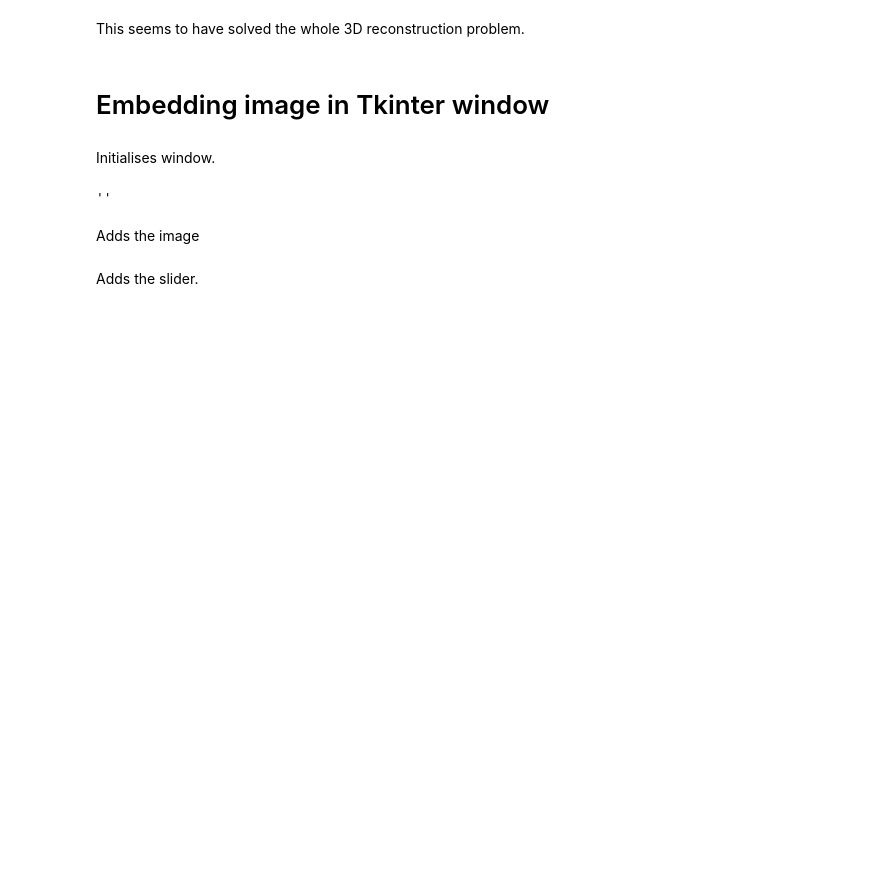
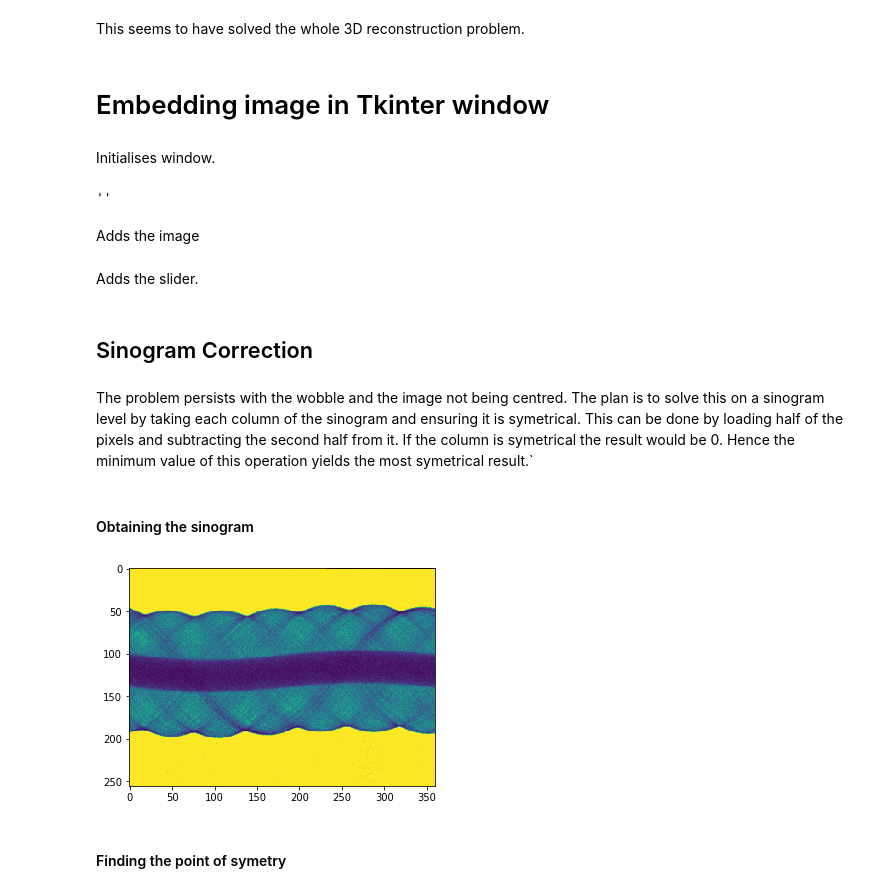
Before and after one commit to abdrysdale/ct-xray-project, a Jupyter notebook: CT Image Reconstruction.ipynb, the cells around one changed output. Saved outputs shown, nothing was run; the diff lists cells and outputs as text; code cells hidden in the pictures; blank space fills up the shorter version.

Commit message:
Final touches on all files. Fully operational.

```diff
--- a/CT Image Reconstruction.ipynb
+++ b/CT Image Reconstruction.ipynb
@@ -214,3 +210,16 @@ slider.grid(row=0,column=0)
 window.update()
 # %%
 window.mainloop()
+# %% [markdown]
+## Sinogram Correction
+# %% [markdown]
+The problem persists with the wobble and the image not being centred. The plan is to solve this on a sinogram level by taking each column of the sinogram and ensuring it is symetrical. This can be done by loading half of the pixels and subtracting the second half from it. If the column is symetrical the result would be 0. Hence the minimum value of this operation yields the most symetrical result.`
+# %% [markdown]
+####  Obtaining the sinogram
+# %%
+sinogram = ndi.rotate(image[:,200,:],90)
+plt.imshow(sinogram);plt.show()
+# %% [output]
+[figure, added]
+# %% [markdown]
+#### Finding the point of symetry
```
Also changed, not shown: parts of 35 cells of this notebook, 2 other files.
